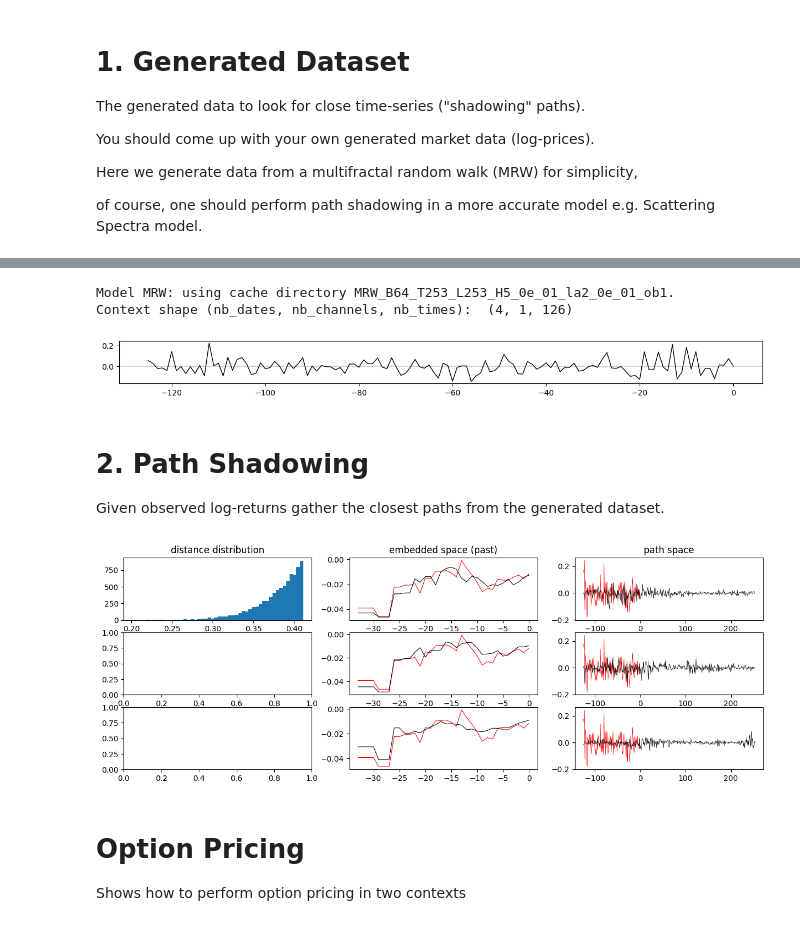
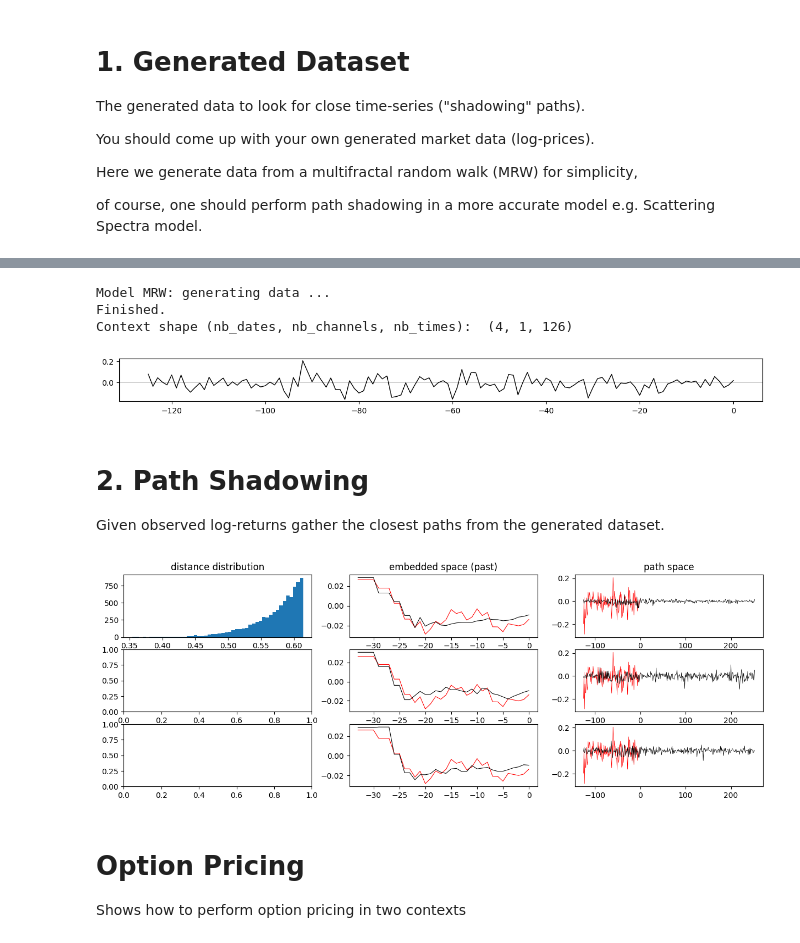
Before and after one commit to RudyMorel/shadowing, a Jupyter notebook: tutorial.ipynb, the cells around one changed output, grey strips where cells are left out. Drawn from its saved outputs; the diff is of its cells as text; code cells hidden in the pictures.

```diff
--- a/tutorial.ipynb
+++ b/tutorial.ipynb
@@ -54,18 +52,19 @@ Dataset shape (nb_long_time_series, nb_channels, nb_times):  (2048, 1, 4096)
 # %%
 # observed data e.g. past time-series at different dates
 # replace with the data you want to predict the future of
-lnx_context = MRWGenerator(T=252+1, H=0.5, lam=0.2, observed=True, cache_path=CACHE_PATH).load(R=1)
+lnx_context = MRWGenerator(T=252+1, H=0.5, lam=0.2).load(R=1)
 dlnx_context = np.diff(lnx_context, axis=-1)
 dlnx_context = windows(dlnx_context, w=126, s=32)[0,0,:,None,:]
 print("Context shape (nb_dates, nb_channels, nb_times): ", dlnx_context.shape)
 
 plt.figure(figsize=(15,1))
 plt.plot(np.arange(-126+1,1), dlnx_context[1,0,:], color='black', linewidth=1.0)
 plt.axhline(0.0, color='black', linewidth=0.25);
 # %% [output]
-Model MRW: using cache directory MRW_B64_T253_L253_H5_0e_01_la2_0e_01_ob1.
+Model MRW: generating data ...
+Finished.
 Context shape (nb_dates, nb_channels, nb_times):  (4, 1, 126)
-[figure, old version]
+[figure, new version]
 # %% [markdown]
 # 2. Path Shadowing
 
@@ -127,7 +126,7 @@ for i, ax in enumerate(axes[:,2]):
     ax.plot(ts_past, dlnx_context[i_date,0,:], color='red', linewidth=0.5)
     ax.plot(ts, dlnx_closest[i,0,:], color='black', linewidth=0.5)
 # %% [output]
-[figure, old version]
+[figure, new version]
 # %% [markdown]
 # Option Pricing
 
```
Also changed, not shown: parts of 2 cells of this notebook.
